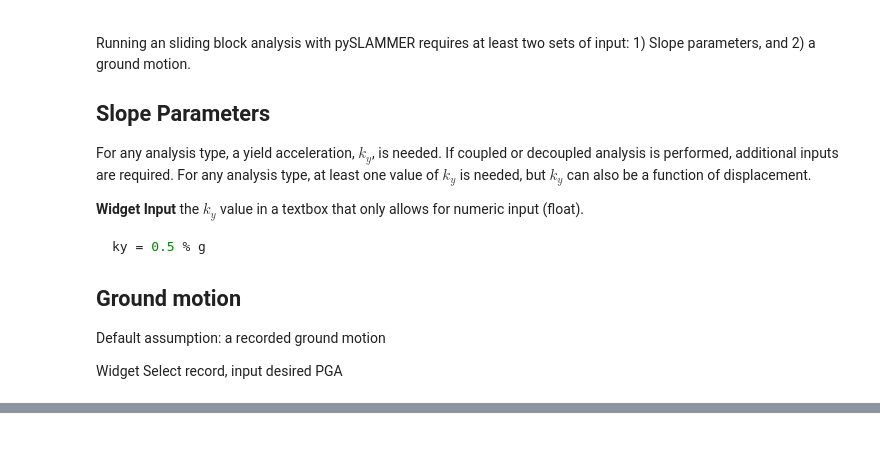
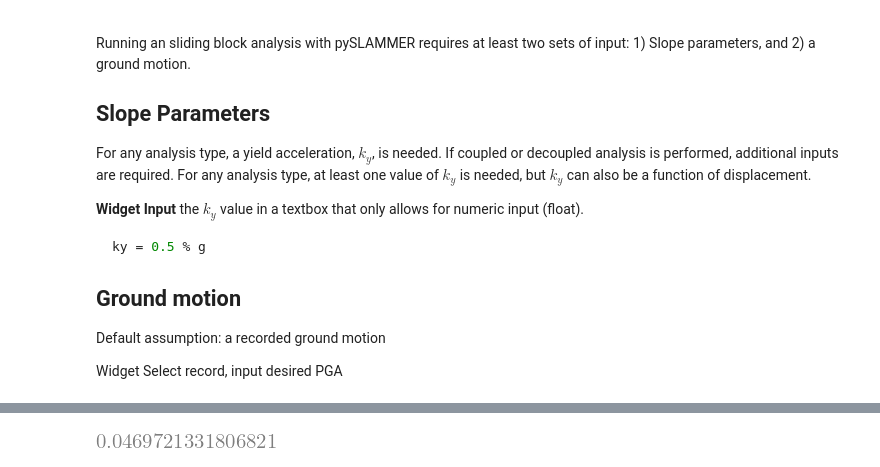
Before and after one commit to pySLAMMER/pySLAMMER, a Jupyter notebook: demos/interactive_demo.ipynb, the cells around one changed output, grey strips where cells are left out. Cells and saved outputs as stored; diff of their text form; code cells hidden in the pictures; blank space fills up the shorter version.

Commit message:
minor demo and widget updates

```diff
--- a/demos/interactive_demo.ipynb
+++ b/demos/interactive_demo.ipynb
@@ -97 +101,7 @@ Button(button_style='warning', description='Run Analysis', icon='brave', style=B
 [interactive output not drawn]
+# %%
+analysis_result = start_widget.value
+# %%
+analysis_result.max_sliding_disp
+# %% [output]
+[figure, added]
```
Also changed, not shown: parts of 5 cells of this notebook, 5 other files.
